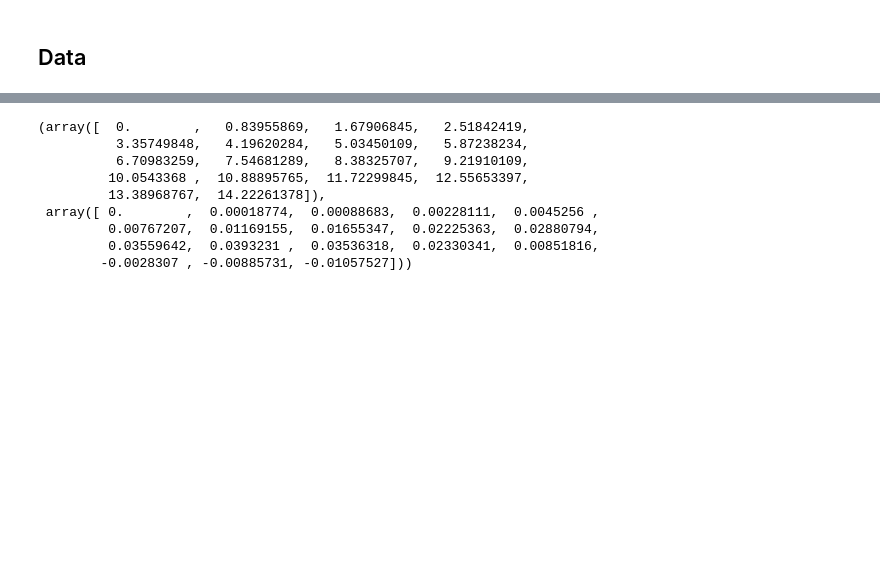
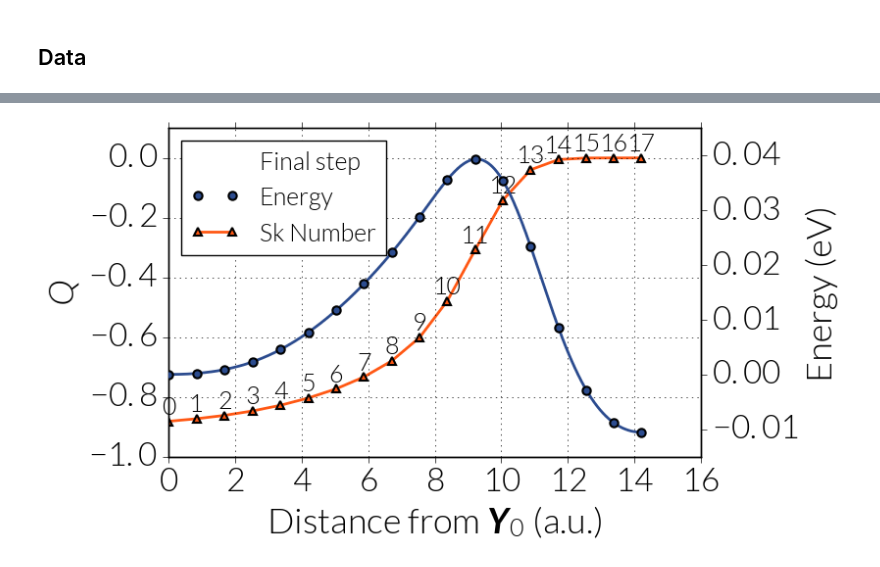
Before and after one commit to davidcortesortuno/nebm_plot_tools, a Jupyter notebook: tutorial/tutorial_fidimag.ipynb, the cells around one changed output, grey strips where cells are left out. Drawn from its saved outputs; the diff is of its cells as text; code cells hidden in the pictures; blank space fills up the shorter version.

```diff
--- a/tutorial/tutorial_fidimag.ipynb
+++ b/tutorial/tutorial_fidimag.ipynb
@@ -127,12 +125,20 @@ backend='FIDIMAG'
-# %%
-p.ax2.lines[0].get_data()
-# %% [output]
-(array([  0.        ,   0.83955869,   1.67906845,   2.51842419,
-          3.35749848,   4.19620284,   5.03450109,   5.87238234,
-          6.70983259,   7.54681289,   8.38325707,   9.21910109,
-         10.0543368 ,  10.88895765,  11.72299845,  12.55653397,
-         13.38968767,  14.22261378]),
- array([ 0.        ,  0.00018774,  0.00088683,  0.00228111,  0.0045256 ,
-         0.00767207,  0.01169155,  0.01655347,  0.02225363,  0.02880794,
-         0.03559642,  0.0393231 ,  0.03536318,  0.02330341,  0.00851816,
-        -0.0028307 , -0.00885731, -0.01057527]))
+# %%
+p = npf.plot_dist_vs_sknum(sim,
+[
+['neb_21x21-spins_fm-sk_atomic_k1e4_dYs.ndt',
+ r'Final step',
+ 97, 'neb_21x21-spins_fm-sk_atomic_k1e4',
+ 'neb_21x21-spins_fm-sk_atomic_k1e4_energy.ndt'
+ ]],
+number_annotation=[0.5, 0, 0],
+legend_position='upper left',
+rel_folder=base_folder,
+ylim=[-1, 0.1],
+ylim_en=[-0.015, 0.045],
+secondary_axis=[1.602e-19, 'eV'],
+energy_shift=0,
+interpolate_energy=[NEBM_Geodesic, 500],
+backend='FIDIMAG'
+)
+# %% [output]
+[figure, added]
```
Also changed, not shown: parts of 5 cells of this notebook, 1 other file.
